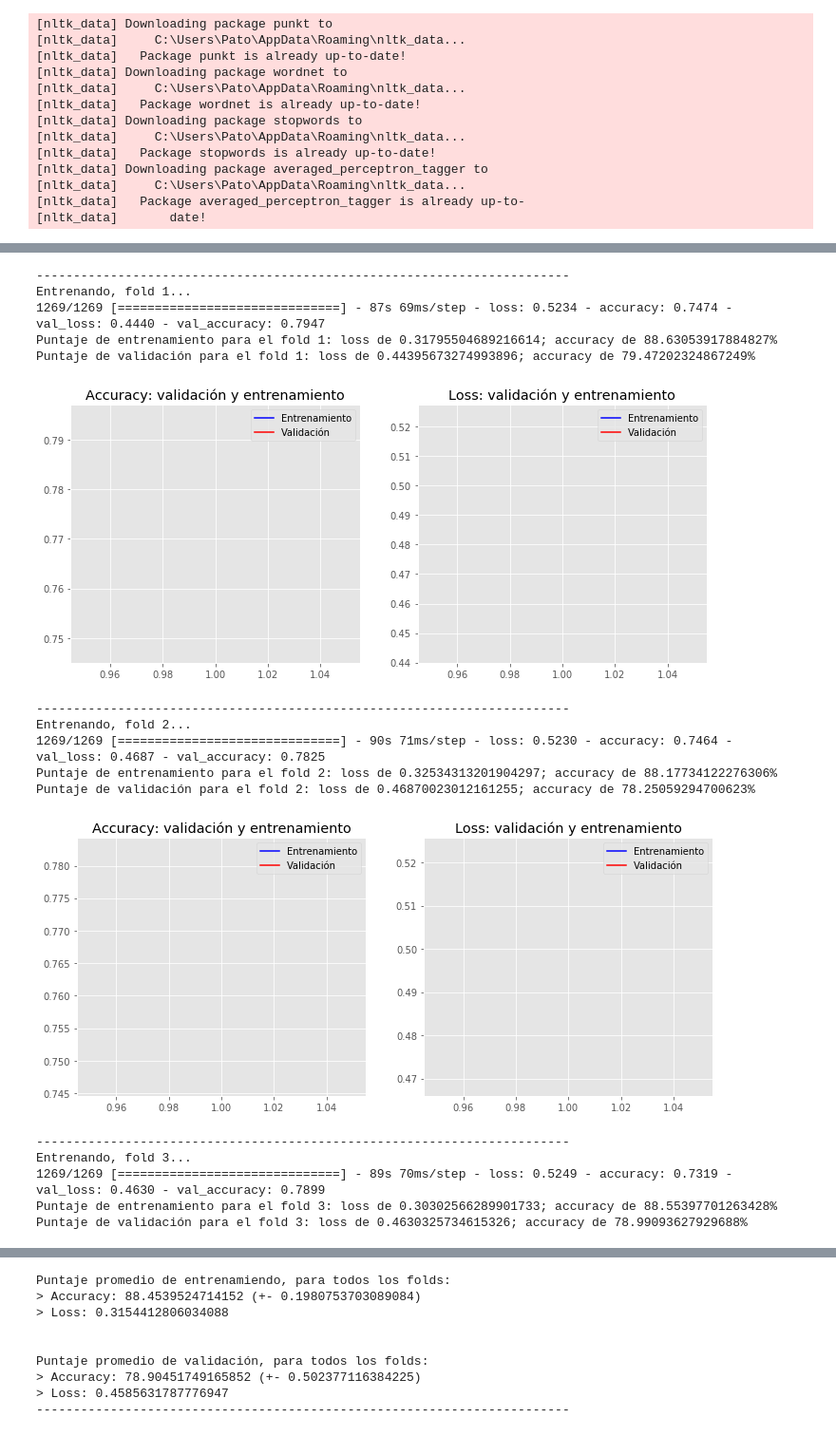
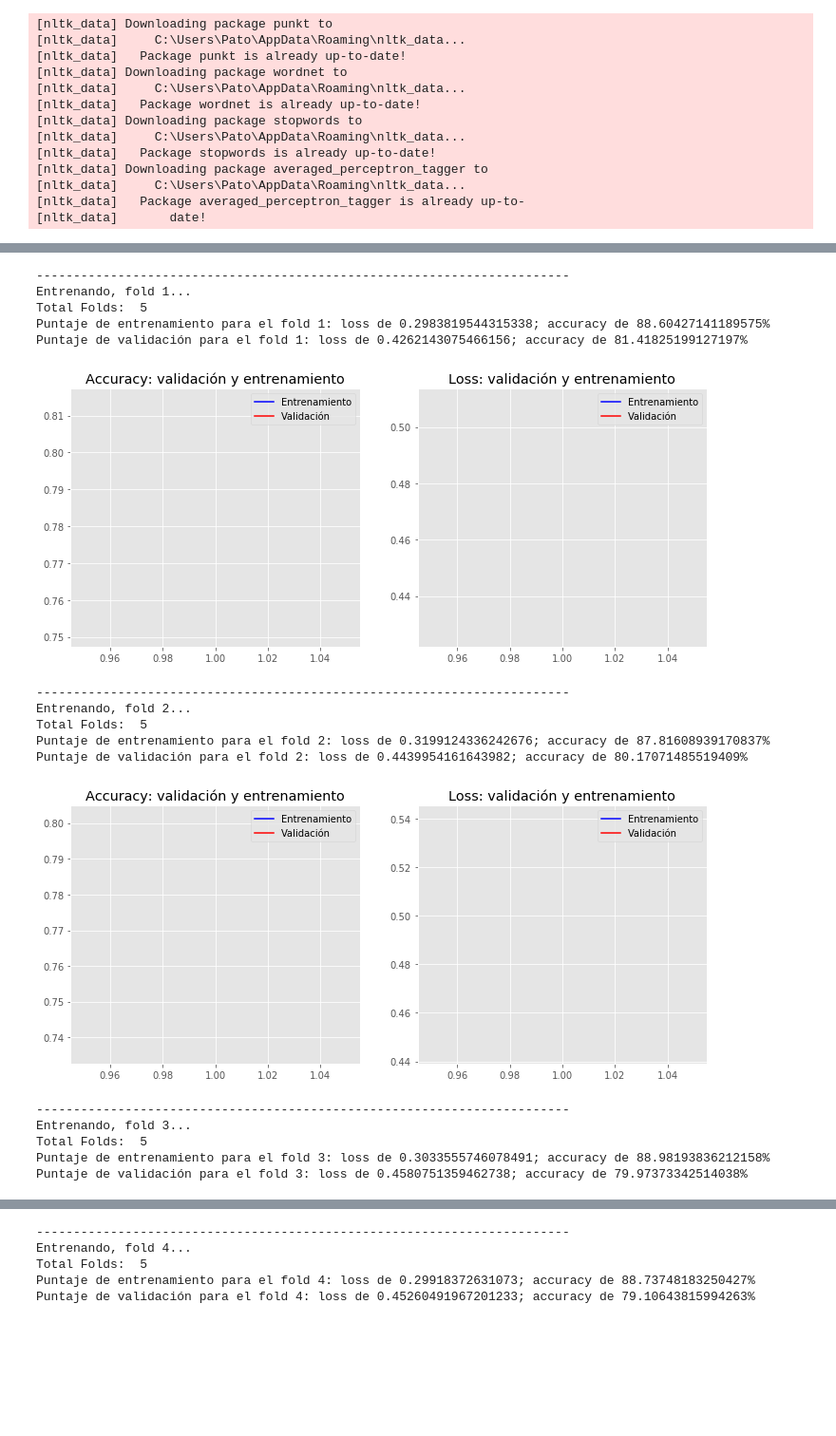
Before and after one commit to patopizzini/Organizacion_Datos_1C2020, a Jupyter notebook: TP2/TP2 KERAS Conv1D - AUG RESUMIDO.ipynb, the cells around one changed output, grey strips where cells are left out. Shown at 95% size. Saved outputs shown, nothing was run; the diff lists cells and outputs as text; code cells hidden in the pictures; blank space fills up the shorter version.

```diff
--- a/TP2/TP2 KERAS Conv1D - AUG RESUMIDO.ipynb
+++ b/TP2/TP2 KERAS Conv1D - AUG RESUMIDO.ipynb
@@ -162,26 +162,24 @@ def create_model(num_filters, kernel_size, vocab_size, embedding_dim, maxlen):
 df_twitter_train = pd.read_csv(train_path, sep=',')
 #Sumo los keywords al text
 df_twitter_train['keyword'].fillna(' ', inplace=True)
-df_twitter_train['text'] = (df_twitter_train['text'] + ' ' + df_twitter_train['keyword'])
+#df_twitter_train['text'] = (df_twitter_train['text'] + ' ' + df_twitter_train['keyword'])
 df_twitter_train.drop('location', axis=1, inplace=True)
 df_twitter_train['text'] = df_twitter_train['text'].apply(lambda x: lowercase_text(x))
 #df_twitter_train['text'] = df_twitter_train['text'].apply(lambda x: remove_noise(x))
-
 
 # Set de test: carga, descarte de columnas no utilizadas y limpieza de los textos
 df_twitter_test = pd.read_csv(test_path, sep=',')
 #Sumo los keywords al text
 df_twitter_test['keyword'].fillna(' ', inplace=True)
-df_twitter_test['text'] = (df_twitter_test['text'] + ' ' + df_twitter_test['keyword'])
+#df_twitter_test['text'] = (df_twitter_test['text'] + ' ' + df_twitter_test['keyword'])
 df_twitter_test.drop('location', axis=1, inplace=True)
 df_twitter_test['text'] = df_twitter_test['text'].apply(lambda x: lowercase_text(x))
 #df_twitter_test['text'] = df_twitter_test['text'].apply(lambda x: remove_noise(x))
 
 
-
 stop_words = set(stopwords.words('english'))
-df_twitter_train['text'] =  df_twitter_train['text'].apply(lambda x: ' '.join([word for word in x.split() if word not in (stop_words)]))
-df_twitter_test['text'] =  df_twitter_test['text'].apply(lambda x: ' '.join([word for word in x.split() if word not in (stop_words)]))
+#df_twitter_train['text'] =  df_twitter_train['text'].apply(lambda x: ' '.join([word for word in x.split() if word not in (stop_words)]))
+#df_twitter_test['text'] =  df_twitter_test['text'].apply(lambda x: ' '.join([word for word in x.split() if word not in (stop_words)]))
 df_twitter_train_aug = pd.DataFrame(df_twitter_train)
 
 aug_syn = naw.SynonymAug(aug_src='wordnet')
@@ -191,10 +189,10 @@ df_twitter_train['text'] =  df_twitter_train['text'].apply(lambda x: ' '.join([l
 df_twitter_test['text'] =  df_twitter_test['text'].apply(lambda x: ' '.join([lem.lemmatize(word,"v") for word in x.split()]))
 
 # Configuracion de entrenamiento
-num_folds = 3
+num_folds = 5
 epochs = 1
-verbose = True
-batch_size = 4
+verbose = False
+batch_size = 7
 # %%
 # Nos quedamos con X e y para entrenar
 tweets = df_twitter_train_aug['text'].values
@@ -232,5 +230,5 @@ Cobertura de vocabulario: 0.5232057640123514
 # %%
-submission_path = 'data/submits/submission_26_20200730.csv'
+submission_path = 'data/submits/submission_57_20200801.csv'
 # Definimos y entrenamos el modelo
 # K-Fold Cross Validation
 
@@ -252,6 +250,7 @@ for train, validation in kfold.split(X, y):
     # Imprimimos el progreso
     print('------------------------------------------------------------------------')
     print(f'Entrenando, fold {fold_no}...')
+    print('Total Folds: ', num_folds)
 
     # Definimos la arquitectura del modelo
     model = create_model(num_filters = num_filters,
@@ -273,45 +272,45 @@ for train, validation in kfold.split(X, y):
     acc_per_fold_train.append(scores_train[1] * 100)
     loss_per_fold_train.append(scores_train[0])
 
     # Generamos la metrica de test
     scores_validation = model.evaluate(X[validation], y[validation], verbose=0)
     print(f'Puntaje de validación para el fold {fold_no}: {model.metrics_names[0]} de {scores_validation[0]}; {model.metrics_names[1]} de {scores_validation[1]*100}%')
     acc_per_fold_validation.append(scores_validation[1] * 100)
     loss_per_fold_validation.append(scores_validation[0])
 
     # Guardamos el modelo
     save_model(model, model_path + str(fold_no) + '.h5', save_format='h5')
 
     # Plotteamos el resultado final
     plot_history(history)
 
     # Incrementamos el fold
     fold_no = fold_no + 1
 
 print('\n')
 print('Puntaje promedio de entrenamiendo, para todos los folds:')
 print(f'> Accuracy: {np.mean(acc_per_fold_train)} (+- {np.std(acc_per_fold_train)})')
 print(f'> Loss: {np.mean(loss_per_fold_train)}')
 print('\n')
 print('Puntaje promedio de validación, para todos los folds:')
 print(f'> Accuracy: {np.mean(acc_per_fold_validation)} (+- {np.std(acc_per_fold_validation)})')
 print(f'> Loss: {np.mean(loss_per_fold_validation)}')
 print('------------------------------------------------------------------------')
 # %% [output]
 ------------------------------------------------------------------------
 Entrenando, fold 1...
-1269/1269 [==============================] - 87s 69ms/step - loss: 0.5234 - accuracy: 0.7474 - val_loss: 0.4440 - val_accuracy: 0.7947
-Puntaje de entrenamiento para el fold 1: loss de 0.31795504689216614; accuracy de 88.63053917884827%
-Puntaje de validación para el fold 1: loss de 0.44395673274993896; accuracy de 79.47202324867249%
+Total Folds:  5
+Puntaje de entrenamiento para el fold 1: loss de 0.2983819544315338; accuracy de 88.60427141189575%
+Puntaje de validación para el fold 1: loss de 0.4262143075466156; accuracy de 81.41825199127197%
-[figure, old version]
+[figure, new version]
 ------------------------------------------------------------------------
 Entrenando, fold 2...
-1269/1269 [==============================] - 90s 71ms/step - loss: 0.5230 - accuracy: 0.7464 - val_loss: 0.4687 - val_accuracy: 0.7825
-Puntaje de entrenamiento para el fold 2: loss de 0.32534313201904297; accuracy de 88.17734122276306%
-Puntaje de validación para el fold 2: loss de 0.46870023012161255; accuracy de 78.25059294700623%
+Total Folds:  5
+Puntaje de entrenamiento para el fold 2: loss de 0.3199124336242676; accuracy de 87.81608939170837%
+Puntaje de validación para el fold 2: loss de 0.4439954161643982; accuracy de 80.17071485519409%
-[figure, old version]
+[figure, new version]
 ------------------------------------------------------------------------
 Entrenando, fold 3...
-1269/1269 [==============================] - 89s 70ms/step - loss: 0.5249 - accuracy: 0.7319 - val_loss: 0.4630 - val_accuracy: 0.7899
-Puntaje de entrenamiento para el fold 3: loss de 0.30302566289901733; accuracy de 88.55397701263428%
-Puntaje de validación para el fold 3: loss de 0.4630325734615326; accuracy de 78.99093627929688%
+Total Folds:  5
+Puntaje de entrenamiento para el fold 3: loss de 0.3033555746078491; accuracy de 88.98193836212158%
+Puntaje de validación para el fold 3: loss de 0.4580751359462738; accuracy de 79.97373342514038%
@@ -319,9 +318,5 @@ Puntaje de validación para el fold 3: loss de 0.4630325734615326; accuracy de 7
-Puntaje promedio de entrenamiendo, para todos los folds:
-> Accuracy: 88.4539524714152 (+- 0.1980753703089084)
-> Loss: 0.3154412806034088
-
-
-Puntaje promedio de validación, para todos los folds:
-> Accuracy: 78.90451749165852 (+- 0.502377116384225)
-> Loss: 0.4585631787776947
 ------------------------------------------------------------------------
+Entrenando, fold 4...
+Total Folds:  5
+Puntaje de entrenamiento para el fold 4: loss de 0.29918372631073; accuracy de 88.73748183250427%
+Puntaje de validación para el fold 4: loss de 0.45260491967201233; accuracy de 79.10643815994263%
```
Also changed, not shown: parts of 2 cells of this notebook, 8 other files.
